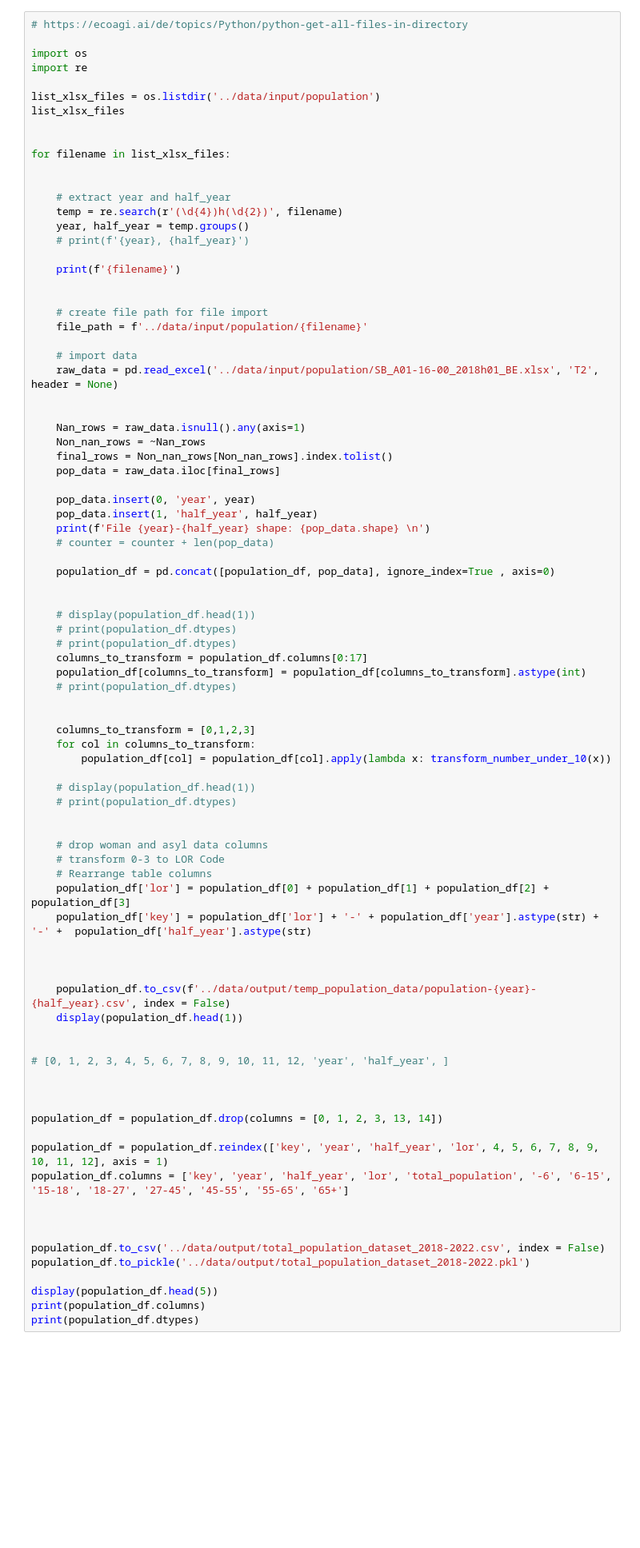
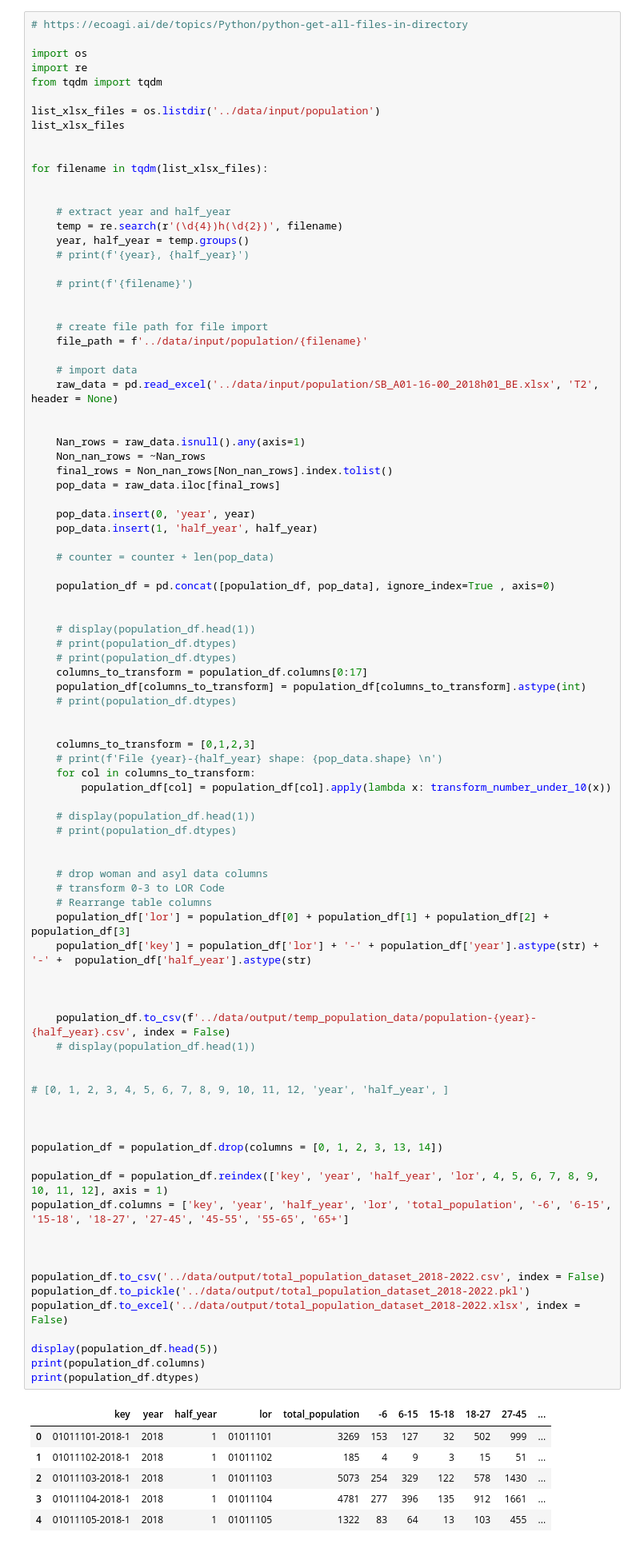
Before and after one commit to domenicsawatzki/IH_project_mid-term, a Jupyter notebook: src/population_data_import.ipynb, the cells around one changed output. Shown at 80% size. Cells and saved outputs as stored; diff of their text form; blank space fills up the shorter version.

```diff
--- a/src/population_data_import.ipynb
+++ b/src/population_data_import.ipynb
@@ -32,12 +32,13 @@ def transform_number_under_10(x):
 
 import os
 import re
+from tqdm import tqdm
 
 list_xlsx_files = os.listdir('../data/input/population')
 list_xlsx_files
 
 
-for filename in list_xlsx_files:
+for filename in tqdm(list_xlsx_files):
 
 
     # extract year and half_year
@@ -45,7 +46,7 @@ for filename in list_xlsx_files:
     year, half_year = temp.groups()
     # print(f'{year}, {half_year}')
 
-    print(f'{filename}')
+    # print(f'{filename}')
 
 
     # create file path for file import
@@ -62,7 +63,7 @@ for filename in list_xlsx_files:
 
     pop_data.insert(0, 'year', year)
     pop_data.insert(1, 'half_year', half_year)
-    print(f'File {year}-{half_year} shape: {pop_data.shape} \n')
+
     # counter = counter + len(pop_data)
 
     population_df = pd.concat([population_df, pop_data], ignore_index=True , axis=0)
@@ -77,6 +78,7 @@ for filename in list_xlsx_files:
 
 
     columns_to_transform = [0,1,2,3]
+    # print(f'File {year}-{half_year} shape: {pop_data.shape} \n')
     for col in columns_to_transform:
         population_df[col] = population_df[col].apply(lambda x: transform_number_under_10(x))
 
@@ -86,31 +88,38 @@ for filename in list_xlsx_files:
 
     # drop woman and asyl data columns
     # transform 0-3 to LOR Code
     # Rearrange table columns
     population_df['lor'] = population_df[0] + population_df[1] + population_df[2] + population_df[3]
     population_df['key'] = population_df['lor'] + '-' + population_df['year'].astype(str) + '-' +  population_df['half_year'].astype(str)
 
 
 
     population_df.to_csv(f'../data/output/temp_population_data/population-{year}-{half_year}.csv', index = False)
-    display(population_df.head(1))
+    # display(population_df.head(1))
 
 
 # [0, 1, 2, 3, 4, 5, 6, 7, 8, 9, 10, 11, 12, 'year', 'half_year', ]
 
 
 
 population_df = population_df.drop(columns = [0, 1, 2, 3, 13, 14])
 
 population_df = population_df.reindex(['key', 'year', 'half_year', 'lor', 4, 5, 6, 7, 8, 9, 10, 11, 12], axis = 1)
 population_df.columns = ['key', 'year', 'half_year', 'lor', 'total_population', '-6', '6-15', '15-18', '18-27', '27-45', '45-55', '55-65', '65+']
 
 
 
 population_df.to_csv('../data/output/total_population_dataset_2018-2022.csv', index = False)
 population_df.to_pickle('../data/output/total_population_dataset_2018-2022.pkl')
+population_df.to_excel('../data/output/total_population_dataset_2018-2022.xlsx', index = False)
 
 display(population_df.head(5))
 print(population_df.columns)
 print(population_df.dtypes)
 # %% [output]
+|  | key | year | half_year | lor | total_population | -6 | 6-15 | 15-18 | 18-27 | 27-45 | ... |
+| 0 | 01011101-2018-1 | 2018 | 1 | 01011101 | 3269 | 153 | 127 | 32 | 502 | 999 | ... |
+| 1 | 01011102-2018-1 | 2018 | 1 | 01011102 | 185 | 4 | 9 | 3 | 15 | 51 | ... |
+| 2 | 01011103-2018-1 | 2018 | 1 | 01011103 | 5073 | 254 | 329 | 122 | 578 | 1430 | ... |
+| 3 | 01011104-2018-1 | 2018 | 1 | 01011104 | 4781 | 277 | 396 | 135 | 912 | 1661 | ... |
+| 4 | 01011105-2018-1 | 2018 | 1 | 01011105 | 1322 | 83 | 64 | 13 | 103 | 455 | ... |
```
Also changed, not shown: parts of 1 cell of this notebook, 42 other files.
